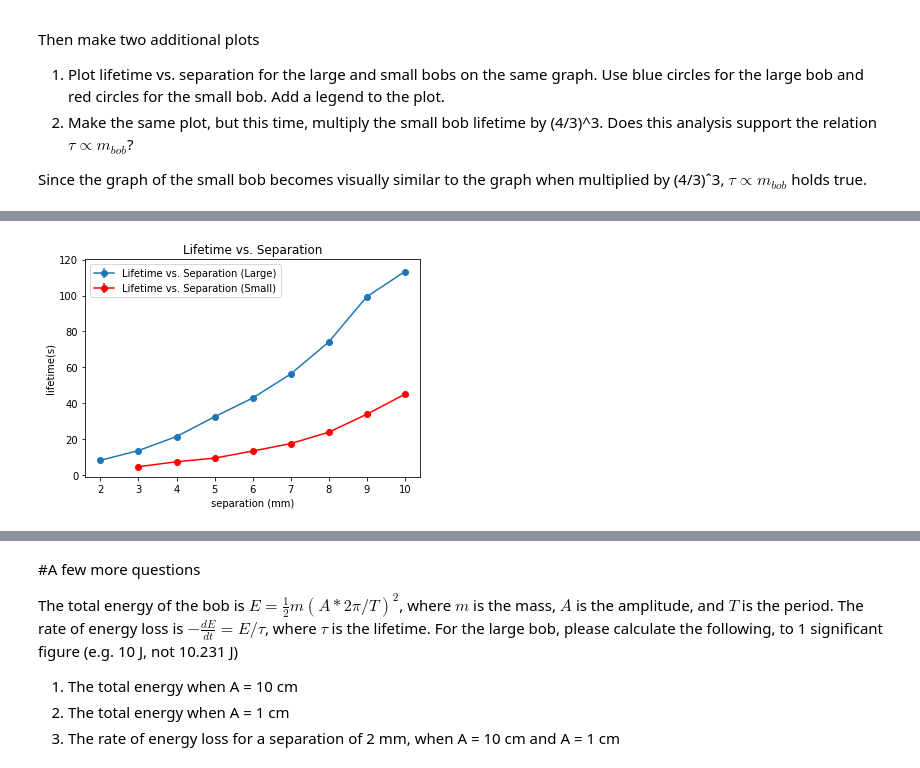
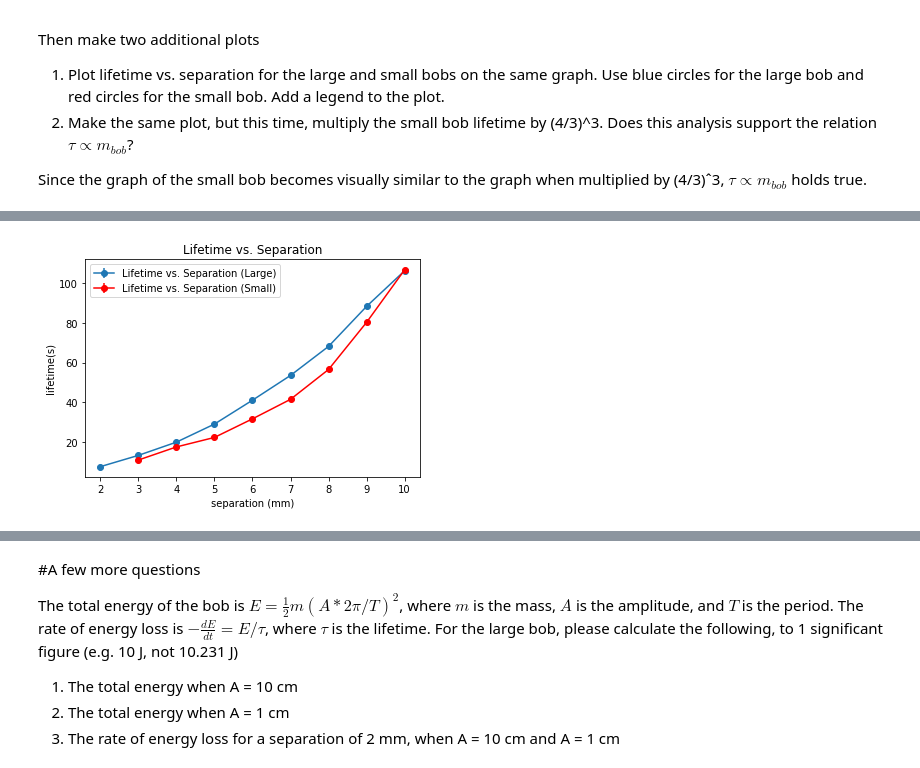
Before and after one commit to NYUExperimentalPhysics1-2021/labanalysis2-DT-FromNYU, a Jupyter notebook: Copy_of_LabAnalysis2.ipynb, the cells around one changed output, grey strips where cells are left out. Saved outputs shown, nothing was run; the diff lists cells and outputs as text; code cells hidden in the pictures.

```diff
--- a/Copy_of_LabAnalysis2.ipynb
+++ b/Copy_of_LabAnalysis2.ipynb
@@ -344,20 +350,20 @@ for i in range(len(lg_dir)):
     lifetime = []
     #if maxtime isn't defined, then calculate lifetime and use 1.5 lifetimes as the max time
     if (maxtime[i] <= 0):
-      for file in largeSlope[key]:
-        time, slope, number = loadSlopeFile(file)
+      for file in largeAmplitude[key]:
+        time, amp, number = loadAmpltidueFile(file)
         if (len(time) > 4):
           #CODE 14: two lines, calculate exponential fit of slope to time - time[0] and append -1/b to lifetime list
-           a,b,*_ = fitExponential(time-time[0], slope)  #use *_ to discard unwanted return values (in this case the fit y-data)
+           a,b,*_ = fitExponential(time-time[0], amp**2)  #use *_ to discard unwanted return values (in this case the fit y-data)
            lifetime.append(-1/b)
       initial_lifetime = np.median(lifetime)
       maxtime[i] = initial_lifetime*1.5
       lifetime = []
 
-    for file in largeSlope[key]:
-      time, slope, number = loadSlopeFile(file, maxTime = maxtime[i])
+    for file in largeAmplitude[key]:
+      time, amp, number = loadAmpltidueFile(file, maxTime = maxtime[i])
       if (len(time) > 4):
-        a,b,*_ = fitExponential(time-time[0], slope)
+        a,b,*_ = fitExponential(time-time[0], amp**2)
         lifetime.append(-1/b)
     lg_tau[i] = np.average(lifetime) #CODE 15: calculate mean of lifetime list
     lg_tau_sigma[i] = np.std(lifetime,ddof=1)
@@ -561,20 +621,20 @@ for i in range(len(lg_dir)):
     lifetime = []
     #if maxtime isn't defined, then calculate lifetime and use 1.5 lifetimes as the max time
     if (maxtime[i] <= 0):
-      for file in largeSlope[key]:
-        time, slope, number = loadSlopeFile(file)
+      for file in largeAmplitude[key]:
+        time, amp, number = loadAmpltidueFile(file)
         if (len(time) > 4):
           #CODE 14: two lines, calculate exponential fit of slope to time - time[0] and append -1/b to lifetime list
-           a,b,*_ = fitExponential(time-time[0], slope)  #use *_ to discard unwanted return values (in this case the fit y-data)
+           a,b,*_ = fitExponential(time-time[0], amp**2)  #use *_ to discard unwanted return values (in this case the fit y-data)
            lifetime.append(-1/b)
       initial_lifetime = np.median(lifetime)
       maxtime[i] = initial_lifetime*1.5
       lifetime = []
 
-    for file in largeSlope[key]:
-      time, slope, number = loadSlopeFile(file, maxTime = maxtime[i])
+    for file in largeAmplitude[key]:
+      time, amp, number = loadAmpltidueFile(file, maxTime = maxtime[i])
       if (len(time) > 4):
-        a,b,*_ = fitExponential(time-time[0], slope)
+        a,b,*_ = fitExponential(time-time[0], amp**2)
         lifetime.append(-1/b)
     lg_tau[i] = np.average(lifetime) #CODE 15: calculate mean of lifetime list
     lg_tau_sigma[i] = np.std(lifetime,ddof=1)
@@ -602,32 +662,32 @@ for i in range(len(lg_dir)):
     lifetime = []
     #if maxtime isn't defined, then calculate lifetime and use 1.5 lifetimes as the max time
     if (maxtime[i] <= 0):
       for file in smallSlope[key]:
         time, slope, number = loadSlopeFile(file)
         if (len(time) > 4):
           #CODE 14: two lines, calculate exponential fit of slope to time - time[0] and append -1/b to lifetime list
            a,b,*_ = fitExponential(time-time[0], slope)  #use *_ to discard unwanted return values (in this case the fit y-data)
            lifetime.append(-1/b)
       initial_lifetime = np.median(lifetime)
       maxtime[i] = initial_lifetime*1.5
       lifetime = []
 
     for file in smallSlope[key]:
       time, slope, number = loadSlopeFile(file, maxTime = maxtime[i])
       if (len(time) > 4):
         a,b,*_ = fitExponential(time-time[0], slope)
         lifetime.append(-1/b)
-    lg_tau[i] = np.average(lifetime) #CODE 15: calculate mean of lifetime list
+    lg_tau[i] = np.average(lifetime) * ((4/3)**3) #CODE 15: calculate mean of lifetime list
     lg_tau_sigma[i] = np.std(lifetime,ddof=1)
     lg_tau_sem[i] = lg_tau_sigma[i] / (len(lifetime))**1/2 #CODE 16: lg_tau_sigma[i] / square root of the number of elements in the lifetime list
 
 #CODE17: use plt.errorbar to makea plot of lg_tau vs. tg_h with yerr of lg_tau_sem
 plt.errorbar(lg_h, lg_tau, yerr= lg_tau_sem, fmt = 'r', marker = 'o', label='Lifetime vs. Separation (Small)')
 #CODE18: add title (lifetime vs. separation) xlabel (separation(mm)) and ylabel (lifetime(s)). hint add a ; to the end of the last line to eliminate the annoying text message in the output
 plt.title("Lifetime vs. Separation")
 plt.xlabel("separation (mm)")
 plt.ylabel("lifetime(s)")
 plt.legend()
 a;
 # %% [output]
-[figure, old version]
+[figure, new version]
```
Also changed, not shown: parts of 14 cells of this notebook.
